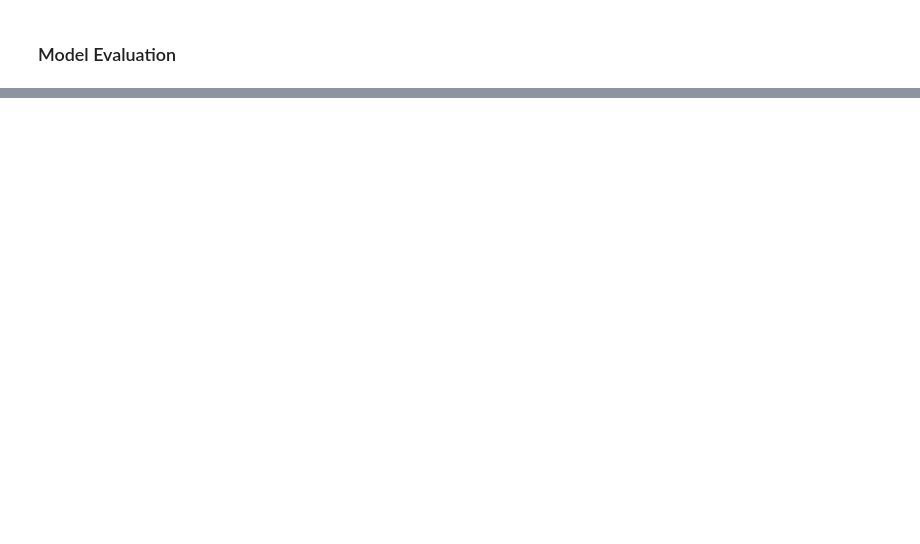
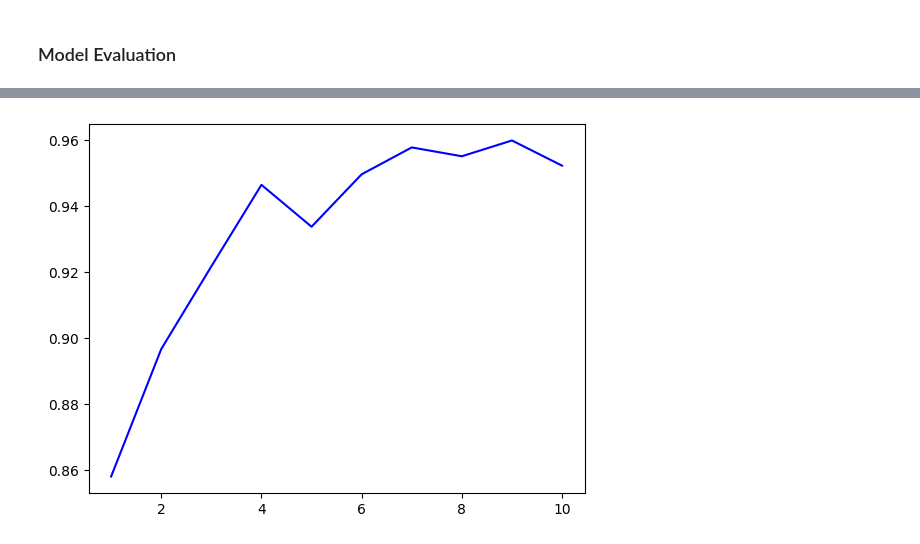
Before and after one commit to GitTanish/Ml-Projects, a Jupyter notebook: Plant_Disease_Prediction.ipynb, the cells around one changed output, grey strips where cells are left out. Cells and saved outputs as stored; diff of their text form; code cells hidden in the pictures; blank space fills up the shorter version.

```diff
--- a/Plant_Disease_Prediction.ipynb
+++ b/Plant_Disease_Prediction.ipynb
@@ -249,0 +298,7 @@ Epoch 10/10
+# %%
+# for value accuracy
+epochs = [i for i in range(1,11)]
+plt.plot(epochs,training_history.history['val_accuracy'],color='blue',label='Value Accuracy')
+plt.show()
+# %% [output]
+[figure, added]
```
Also changed, not shown: parts of 11 cells of this notebook.
